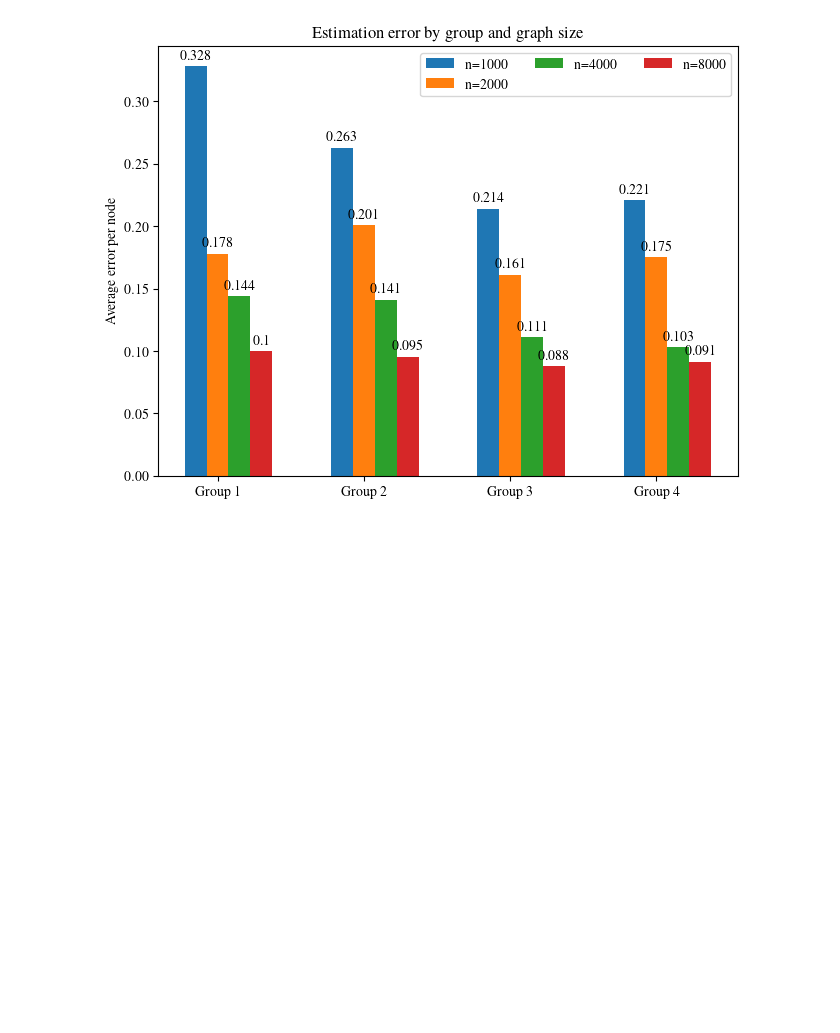
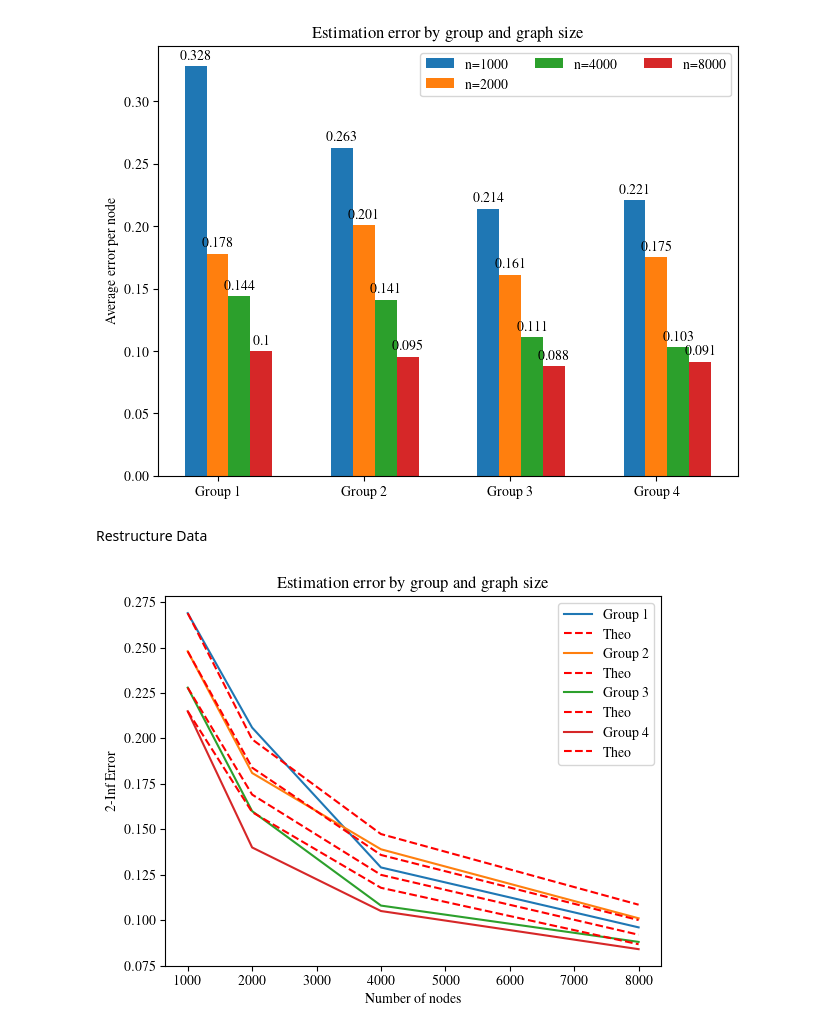
Before and after one commit to mjbaum/dmprdpg, a Jupyter notebook: notebooks/dmpsbm.ipynb, the cells around one changed output. Saved outputs shown, nothing was run; the diff lists cells and outputs as text; code cells hidden in the pictures; blank space fills up the shorter version.

Commit message:
Update error plot

```diff
--- a/notebooks/dmpsbm.ipynb
+++ b/notebooks/dmpsbm.ipynb
@@ -250,3 +251,25 @@ ax.legend(loc='upper right', ncols=3)
 plt.show()
 # %% [output]
 [figure]
+# %% [markdown]
+Restructure Data
+# %%
+error_values_reformatted = list()
+for key in error_values.keys():
+    error_values_reformatted.append(error_values[key])
+error_values_reformatted = np.transpose(np.array(error_values_reformatted))
+# %%
+theo = [np.sqrt(np.log(x)/x) for x in n_values]
+
+for i in range(len(error_values_reformatted)):
+    plt.plot(n_values, error_values_reformatted[i], label=f'Group {i+1}')
+    scale = error_values_reformatted[i][0]/theo[0]
+    plt.plot(n_values, [scale * x for x in theo], color='r', linestyle='dashed', label = 'Theo')
+
+plt.xlabel('Number of nodes')
+plt.ylabel('2-Inf Error')
+plt.title('Estimation error by group and graph size')
+plt.legend()
+plt.show()
+# %% [output]
+[figure, added]
```
Also changed, not shown: parts of 1 cell of this notebook.
